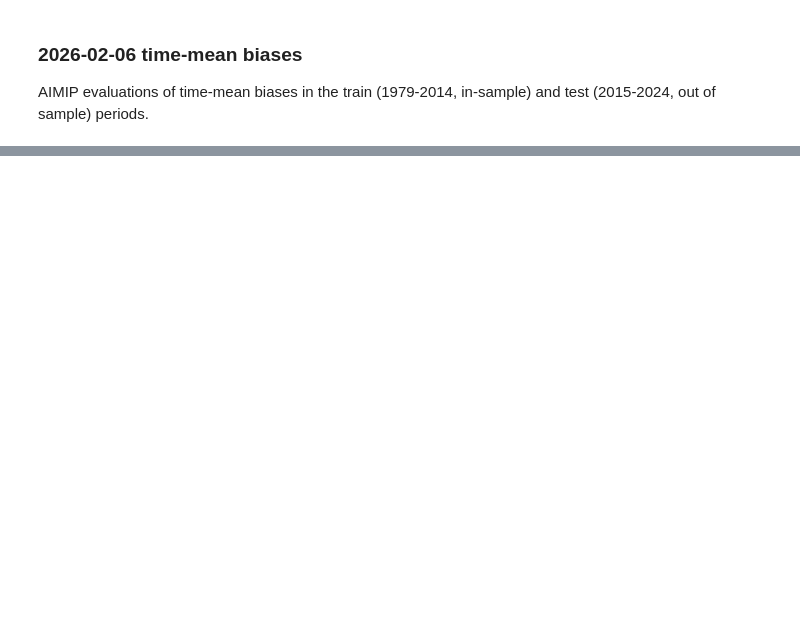
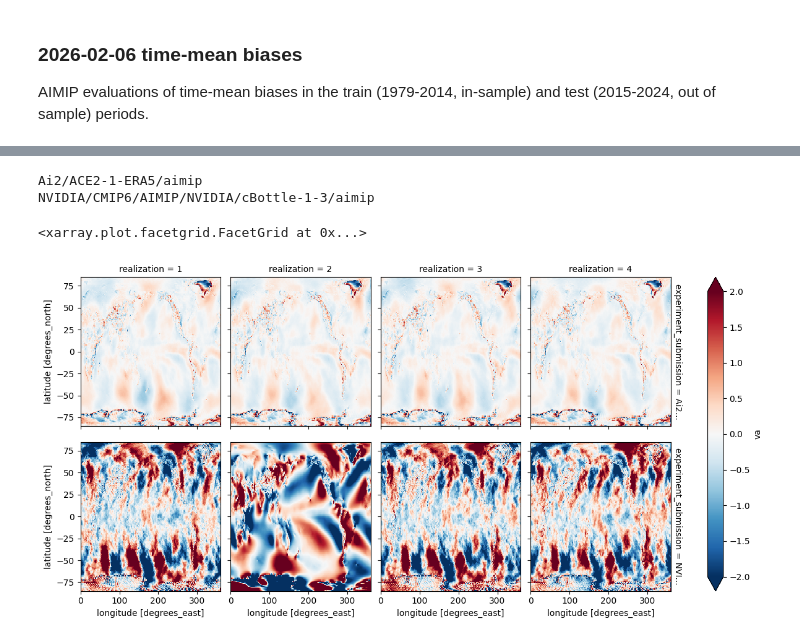
Before and after one commit to ai2cm/AIMIP, a Jupyter notebook: evaluations/2026-02-06-time-mean-biases.ipynb, the cells around one changed output, grey strips where cells are left out. Cells and saved outputs as stored; diff of their text form; code cells hidden in the pictures; blank space fills up the shorter version.

Commit message:
WIP AIMIP evaluation notebook, 2026-02-10

```diff
--- a/evaluations/2026-02-06-time-mean-biases.ipynb
+++ b/evaluations/2026-02-06-time-mean-biases.ipynb
@@ -151,12 +151,12 @@ EXPERIMENT_SUBMISSIONS = [
     #     label=None,
     #     renames={'ts': 'tos'}
     # ),
-    ExperimentSubmission(
-        submission_dir='Google/NeuralGCM',
-        experiment_name='aimip',
-        file_template=FILE_TEMPLATES['NeuralGCM'],
-        label='v20251203',
-    ),
+    # ExperimentSubmission(
+    #     submission_dir='Google/NeuralGCM',
+    #     experiment_name='aimip',
+    #     file_template=FILE_TEMPLATES['NeuralGCM'],
+    #     label='v20251203',
+    # ),
     # ExperimentSubmission(
     #     submission_dir='Google/NeuralGCM-HRD',
     #     experiment_name='aimip',
@@ -168,12 +168,6 @@ EXPERIMENT_SUBMISSIONS = [
         experiment_name='aimip',
         file_template=FILE_TEMPLATES['cBottle'],
         label='v20260120',
-    ),
-    ExperimentSubmission(
-        submission_dir='UMD-PARETO/MD-1p5',
-        experiment_name='aimip',
-        file_template=FILE_TEMPLATES['MD-1p5'],
-        label='v20251217',
     ),
     # ExperimentSubmission(
     #     submission_dir='UMD-PARETO/MD-1p5',
@@ -427,0 +439,7 @@ with ProgressBar():
+# %%
+regridder = xesmf.Regridder(
+    training_time_mean['NVIDIA/CMIP6/AIMIP/NVIDIA/cBottle-1-3/aimip'].isel(realization=0).squeeze(),
+    training_time_mean_era5,
+    locstream_in=True,
+    method='nearest_s2d'
+)
@@ -430,11 +452,19 @@ regridded_training_time_means = []
 regridded_test_time_means = []
 for experiment_submission_name, dataset in training_time_mean.items():
     print(experiment_submission_name)
-    regridder = xesmf.Regridder(
-        dataset.isel(realization=0).squeeze(),
-        training_time_mean_era5,
-        method='conservative'
-    )
+    if experiment_submission_name != 'NVIDIA/CMIP6/AIMIP/NVIDIA/cBottle-1-3/aimip':
+        regridder = xesmf.Regridder(
+            dataset.isel(realization=0).squeeze(),
+            training_time_mean_era5,
+            method='conservative'
+        )
+    else:
+        regridder = xesmf.Regridder(
+            dataset.isel(realization=0).squeeze(),
+            training_time_mean_era5,
+            locstream_in=True,
+            method='nearest_s2d'
+        )
     regridded_training_time_mean = regridder.regrid_dataset(dataset)
     regridded_test_time_mean = regridder.regrid_dataset(test_time_mean[experiment_submission_name])
     regridded_training_time_means.append(
@@ -453,6 +483,9 @@ for experiment_submission_name, dataset in training_time_mean.items():
     )
 regridded_training_time_means = xr.concat(regridded_training_time_means, dim='experiment_submission', join='inner')
 regridded_test_time_means = xr.concat(regridded_test_time_means, dim='experiment_submission', join='inner')
+# %% [output]
+Ai2/ACE2-1-ERA5/aimip
+NVIDIA/CMIP6/AIMIP/NVIDIA/cBottle-1-3/aimip
 # %%
 training_biases = regridded_training_time_means - training_time_mean_era5
 test_biases = regridded_test_time_means - test_time_mean_era5
@@ -461,5 +494,8 @@ test_biases = regridded_test_time_means - test_time_mean_era5
 # %%
 # training_biases
 # %%
-training_biases.ta.isel(plev=-2).plot(row='experiment_submission', col='realization', cmap='RdBu_r')
+training_biases.va.isel(plev=-2).plot(row='experiment_submission', col='realization', cmap='RdBu_r', vmin=-2, vmax=2)
+# %% [output]
+<xarray.plot.facetgrid.FacetGrid at 0x...>
+[figure, added]
 # %%
```
Also changed, not shown: parts of 12 cells of this notebook.
